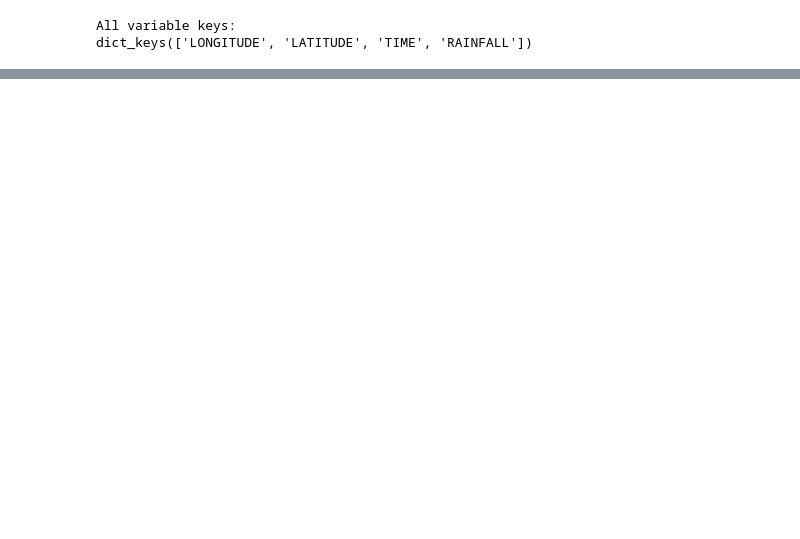
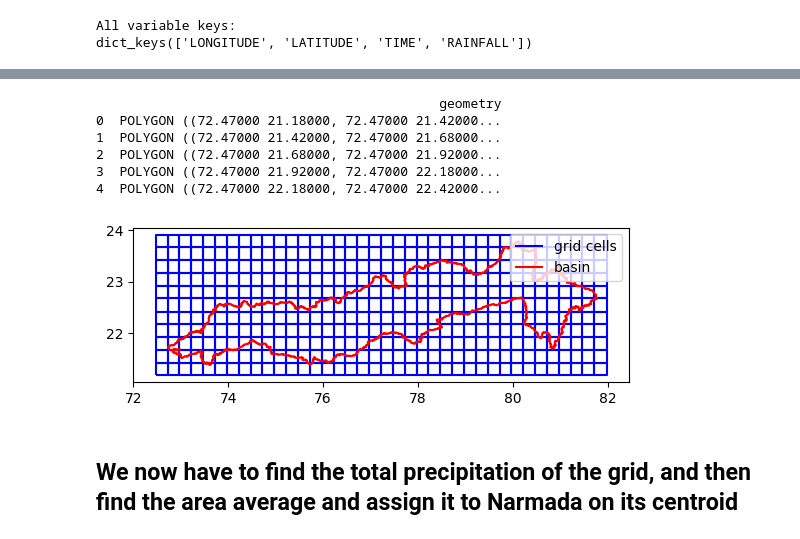
Before and after one commit to sonjaove/ML-hands-on, a Jupyter notebook: crop_the_data (1).ipynb, the cells around one changed output, grey strips where cells are left out. Cells and saved outputs as stored; diff of their text form; code cells hidden in the pictures; blank space fills up the shorter version.

Commit message:
updated crop_the_data(1) just have find the area average now

```diff
--- a/crop_the_data (1).ipynb
+++ b/crop_the_data (1).ipynb
@@ -138,0 +315,24 @@ plt.show()
+# %%
+# function to create grid cell taking arguments from x_values and y_values
+def initialize_and_populate_grid(x_values, y_values):
+    ngrid_cell = len(x_values) * len(y_values)
+    grid_cell = [{} for _ in range(ngrid_cell)]
+
+    dy = y_values[1] - y_values[0]
+    k = 0
+
+    loncell = calculate_grid_parameters(x_values)
+    latcell = calculate_grid_parameters(y_values)
+
+    for i, lon in enumerate(x_values):
+        for j, lat in enumerate(y_values):
+            x_coords = [round(loncell[i], 2), round(loncell[i], 2), round(loncell[i+1], 2), round(loncell[i+1], 2), round(loncell[i], 2)]
+            y_coords = [round(latcell[j], 2), round(latcell[j+1], 2), round(latcell[j+1], 2), round(latcell[j], 2), round(latcell[j], 2)] if dy > 0 else \
+                       [round(latcell[j+1], 2), round(latcell[j], 2), round(latcell[j], 2), round(latcell[j+1], 2), round(latcell[j+1], 2)]
+
+            grid_cell[k] = {'X': x_coords, 'Y': y_coords, 'Xc': round(lon, 2), 'Yc': round(lat, 2)}
+            k += 1
+    return grid_cell
+# %%
+if __name__ == "__main__":
+    grid_cell = initialize_and_populate_grid(x_values, y_values)
@@ -138,0 +359,32 @@ plt.show()
+# %%
+# creating a geodataframe for grid cells as polygons
+from shapely.geometry import Polygon
+import geopandas as gpd
+
+grid_cells = []
+
+for cell in grid_cell:
+    polygon = Polygon(list(zip(cell['X'], cell['Y'])))
+    grid_cells.append(polygon)
+
+grid_gdf = gpd.GeoDataFrame({'geometry': grid_cells}, crs=gdf.crs)
+
+print(grid_gdf.head())
+# %% [output]
+                                            geometry
+0  POLYGON ((72.47000 21.18000, 72.47000 21.42000...
+1  POLYGON ((72.47000 21.42000, 72.47000 21.68000...
+2  POLYGON ((72.47000 21.68000, 72.47000 21.92000...
+3  POLYGON ((72.47000 21.92000, 72.47000 22.18000...
+4  POLYGON ((72.47000 22.18000, 72.47000 22.42000...
+# %%
+import matplotlib.pyplot as plt
+fig, ax = plt.subplots()
+grid_gdf.boundary.plot(ax=ax, color='blue',label='grid cells')
+gdf.boundary.plot(ax=ax, color='red',label='basin')
+plt.legend()
+plt.show()
+# %% [output]
+[figure, added]
+# %% [markdown]
+## We now have to find the total precipitation of the grid, and then find the area average and assign it to Narmada on its centroid
```
Also changed, not shown: parts of 43 cells of this notebook.
